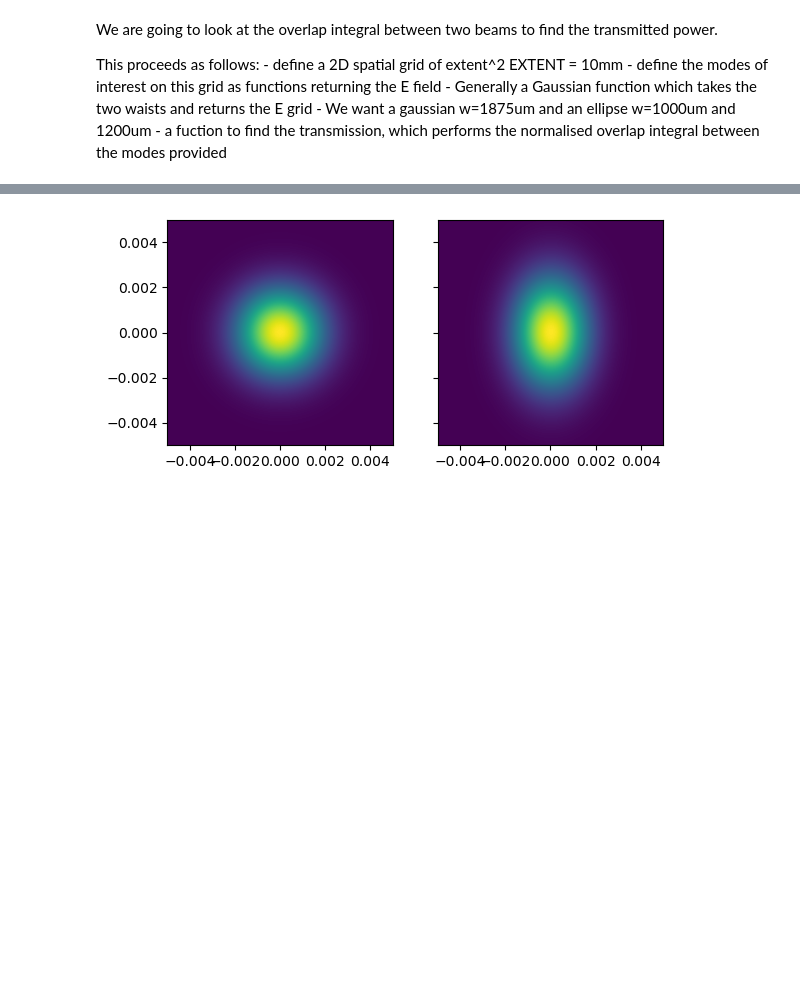
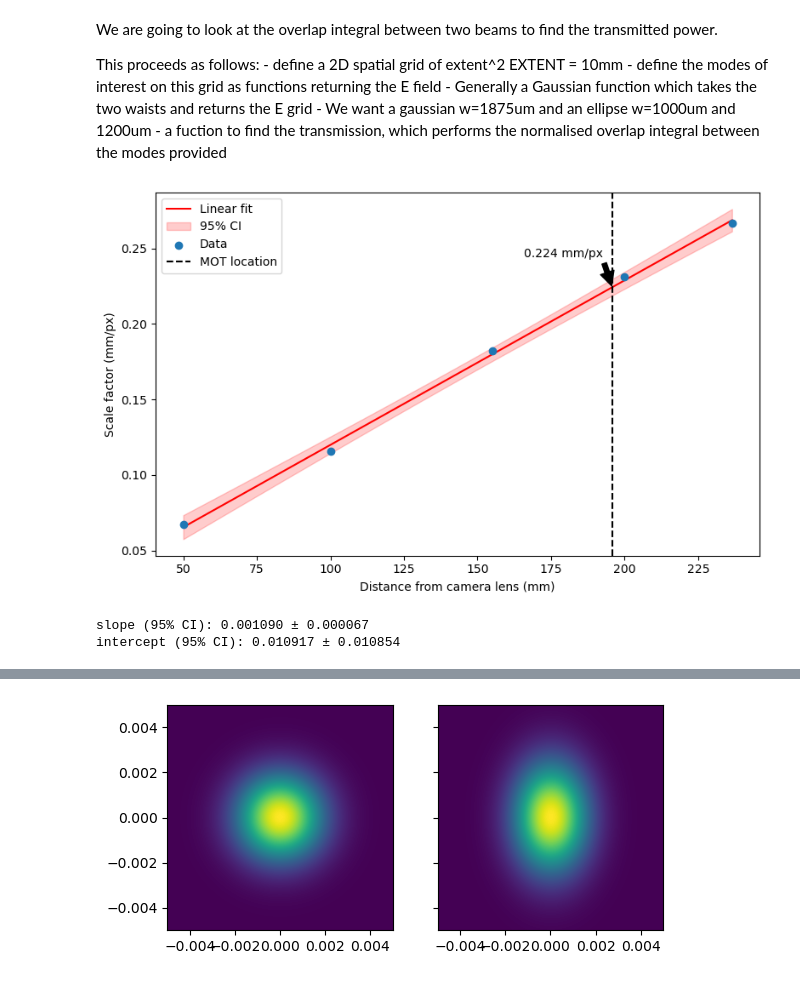
Before and after one commit to harrykendell/ARTIQ, a Jupyter notebook: analysis/mode_overlap.ipynb, the cells around one changed output, grey strips where cells are left out. Saved outputs shown, nothing was run; the diff lists cells and outputs as text; code cells hidden in the pictures; blank space fills up the shorter version.

```diff
--- a/analysis/mode_overlap.ipynb
+++ b/analysis/mode_overlap.ipynb
@@ -9,0 +20,64 @@ This proceeds as follows:
+# %%
+import matplotlib.pyplot as plt
+import numpy as np
+from scipy import stats
+from scipy.stats import t
+
+# Data
+x = np.array([50, 100, 155, 200, 236.5])
+y = np.array([0.067, 0.116, 0.182, 0.231, 0.267])
+n = len(x)
+dof = n - 2  # degrees of freedom
+
+# Fit linear regression
+result = stats.linregress(x, y)
+slope = result.slope
+intercept = result.intercept
+
+# Predicted values
+x_fit = np.linspace(min(x), max(x), 200)
+y_fit = result.intercept + result.slope * x_fit
+
+# Calculate standard error of regression
+y_pred = result.intercept + result.slope * x
+residuals = y - y_pred
+s_err = np.sqrt(np.sum(residuals**2) / dof)
+
+# Confidence interval bounds
+t_val = t.ppf(1 - 0.025, dof)  # 95% CI
+mean_x = np.mean(x)
+conf_interval = (
+    t_val * s_err * np.sqrt(1 / n + (x_fit - mean_x) ** 2 / np.sum((x - mean_x) ** 2))
+)
+
+# Upper and lower bounds
+y_upper = y_fit + conf_interval
+y_lower = y_fit - conf_interval
+
+# Plot
+plt.figure(figsize=(8, 5))
+plt.plot(x_fit, y_fit, "r-", label="Linear fit")
+plt.fill_between(x_fit, y_lower, y_upper, color="r", alpha=0.2, label="95% CI")
+plt.scatter(x, y, label="Data", zorder=5)
+plt.xlabel("Distance from camera lens (mm)")
+plt.ylabel("Scale factor (mm/px)")
+
+# Annotate MOT location
+MOT_location = (155 + 236.5) / 2 # middle of the coils
+MOT_location_err = 4 # estimated error
+scale_factor = result.slope * MOT_location + result.intercept
+plt.axvline(x=MOT_location, color="k", linestyle="--", label="MOT location")
+plt.annotate(
+    f"{scale_factor:.3f} mm/px",
+    xy=(MOT_location, scale_factor),
+    xytext=(MOT_location - 30, scale_factor + 0.02),
+    arrowprops=dict(facecolor="black", shrink=0.05),
+)
+
+plt.legend()
+plt.tight_layout()
+plt.show()
+# %% [output]
+[figure, added]
+slope (95% CI): 0.001090 ± 0.000067
+intercept (95% CI): 0.010917 ± 0.010854
```
Also changed, not shown: parts of 2 cells of this notebook, 4 other files.
